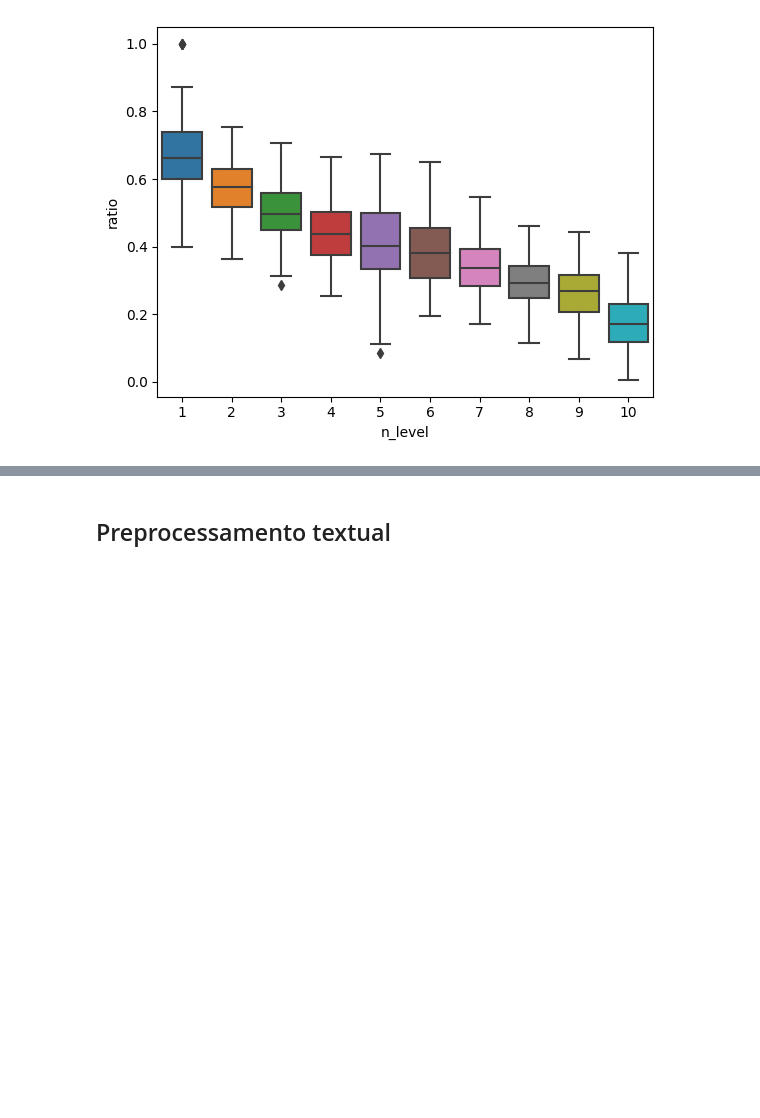
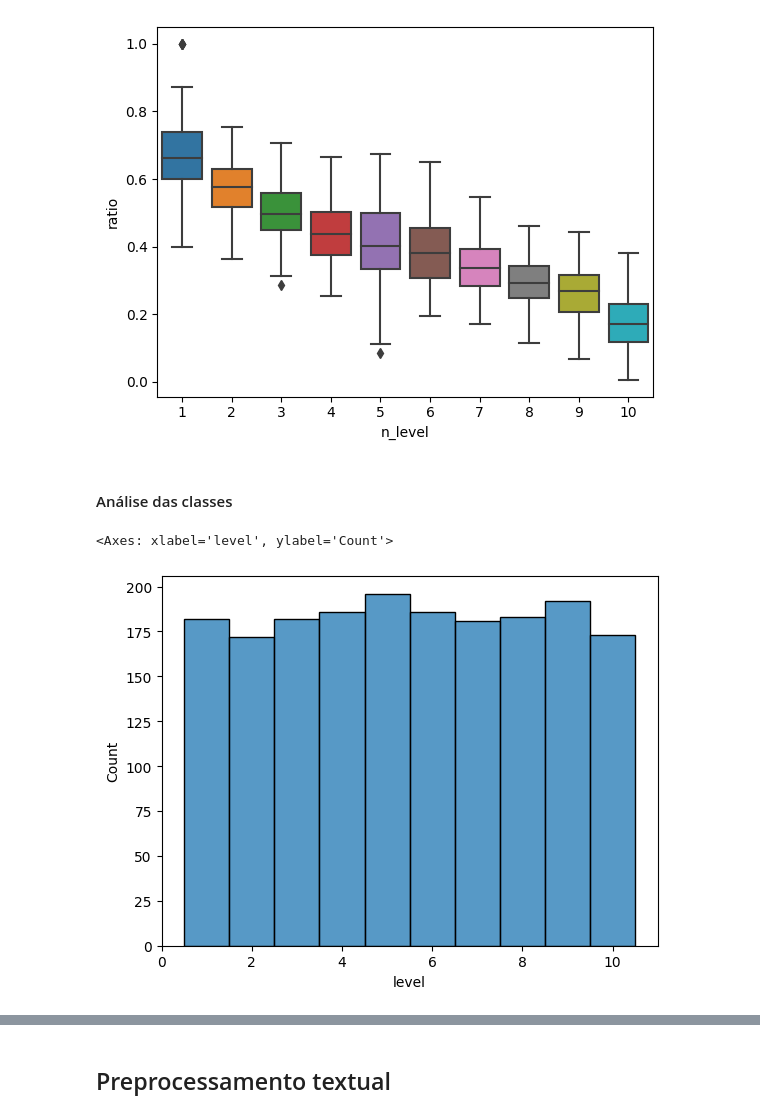
Before and after one commit to mauromascarenhas/Dificuldade-problemas-URI, a Jupyter notebook: modeling/Classificação de nível de dificuldade.ipynb, the cells around one changed output, grey strips where cells are left out. Cells and saved outputs as stored; diff of their text form; code cells hidden in the pictures; blank space fills up the shorter version.

```diff
--- a/modeling/Classificação de nível de dificuldade.ipynb
+++ b/modeling/Classificação de nível de dificuldade.ipynb
@@ -153,3 +162,11 @@ sns.boxplot(ds, x = "n_level", y = "ratio")
 # %% [output]
 <Axes: xlabel='n_level', ylabel='ratio'>
 [figure]
+# %% [markdown]
+#### Análise das classes
+# %%
+ds = ds[["description", "input", "output", "n_level"]].rename(columns = { "n_level": "level" })
+sns.histplot(ds, x = "level", bins = 10, discrete = True)
+# %% [output]
+<Axes: xlabel='level', ylabel='Count'>
+[figure, added]
```
Also changed, not shown: parts of 44 cells of this notebook.
